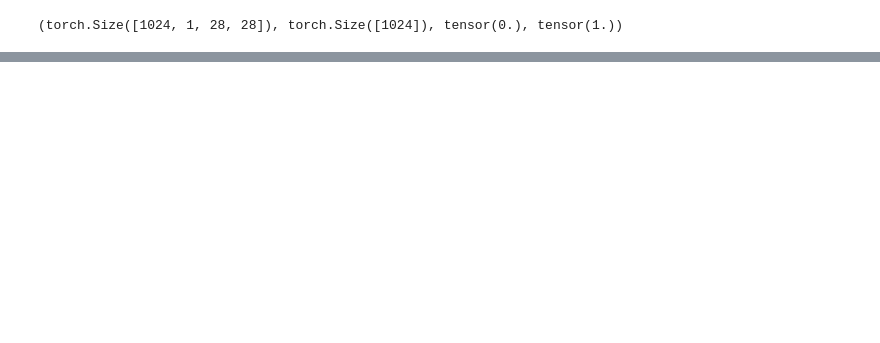
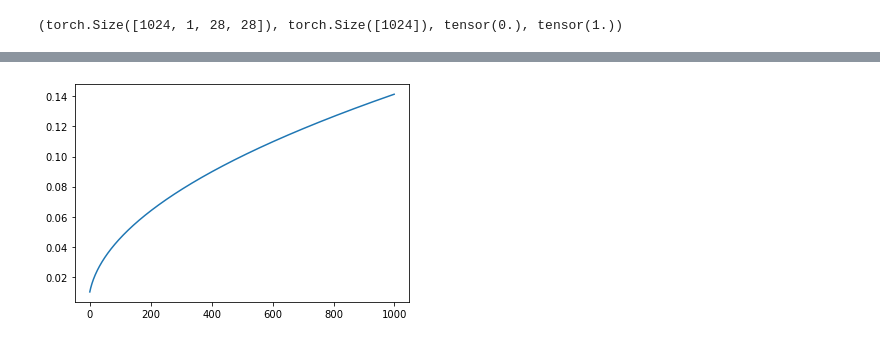
Before and after one commit to arun477/stable_diffusion, a Jupyter notebook: ddpm.ipynb, the cells around one changed output, grey strips where cells are left out. Drawn from its saved outputs; the diff is of its cells as text; code cells hidden in the pictures; blank space fills up the shorter version.

```diff
--- a/ddpm.ipynb
+++ b/ddpm.ipynb
@@ -39,0 +49,4 @@ plt.imshow(xb[0].permute(1,2,0))
+# %%
+plt.plot(sigma);
+# %% [output]
+[figure, added]
```
Also changed, not shown: parts of 7 cells of this notebook.
